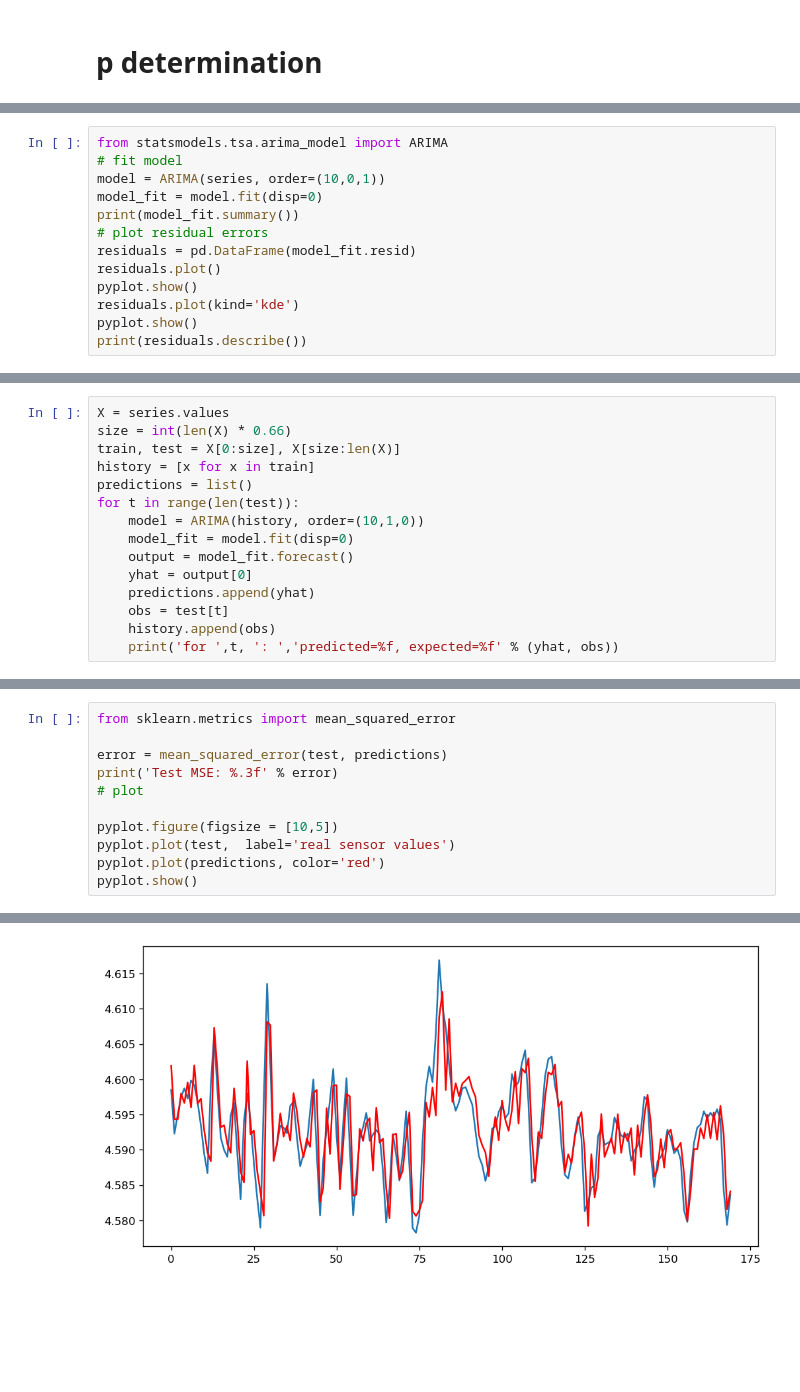
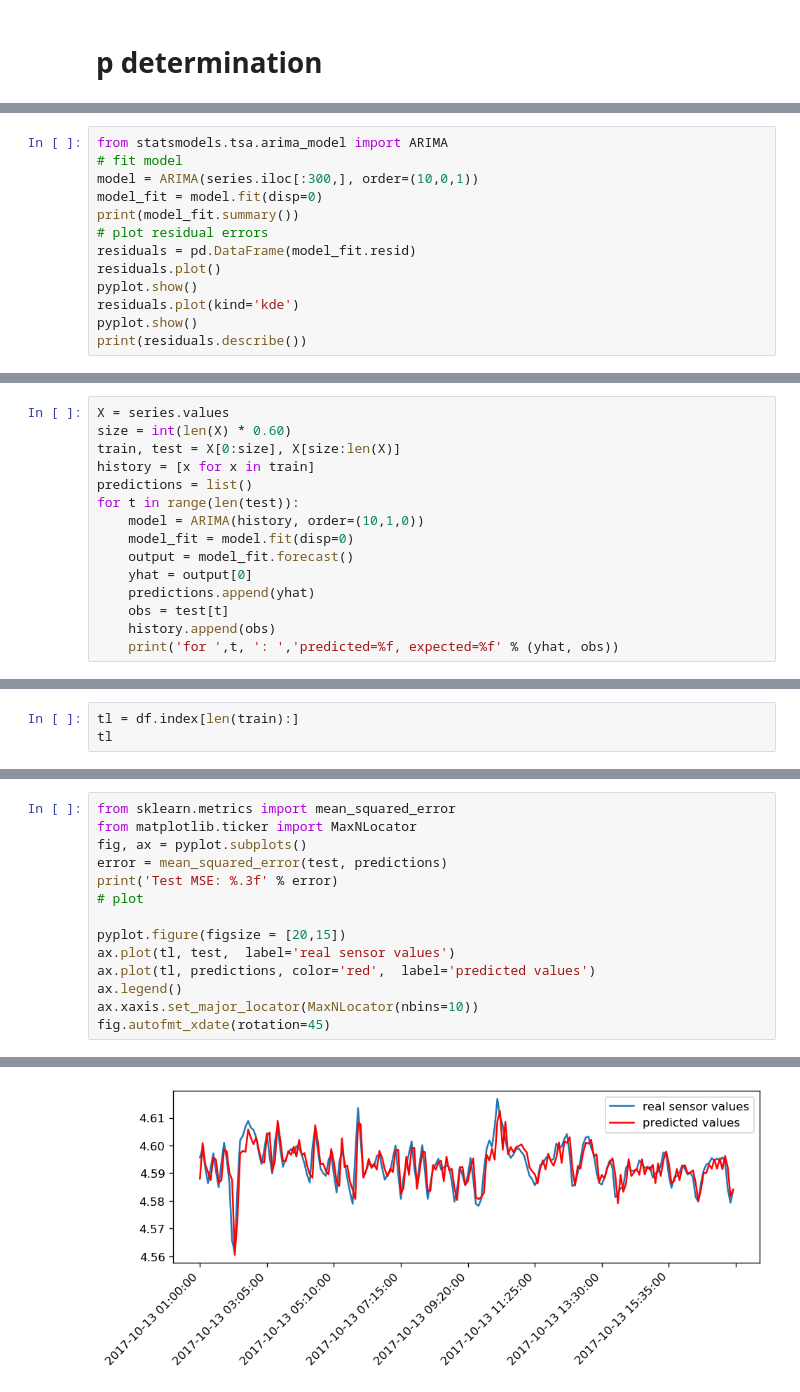
Before and after one commit to Sumit-ai/Time-series-ARIMA-model, a Jupyter notebook: Time series using ARIMA model .ipynb, the cells around one changed output, grey strips where cells are left out. Drawn from its saved outputs; the diff is of its cells as text; blank space fills up the shorter version.

```diff
--- a/Time series using ARIMA model .ipynb
+++ b/Time series using ARIMA model .ipynb
@@ -99,7 +99,7 @@ pyplot.show()
 # %%
 from statsmodels.tsa.arima_model import ARIMA
 # fit model
-model = ARIMA(series, order=(10,0,1))
+model = ARIMA(series.iloc[:300,], order=(10,0,1))
 model_fit = model.fit(disp=0)
 print(model_fit.summary())
 # plot residual errors
@@ -141,6 +141,6 @@ max      0.014668
 # %%
 X = series.values
-size = int(len(X) * 0.66)
+size = int(len(X) * 0.60)
 train, test = X[0:size], X[size:len(X)]
 history = [x for x in train]
 predictions = list()
@@ -173,0 +174,3 @@ for  169 :  predicted=4.584137, expected=4.583659
+# %%
+tl = df.index[len(train):]
+tl
@@ -174,14 +188,17 @@ for  169 :  predicted=4.584137, expected=4.583659
 # %%
 from sklearn.metrics import mean_squared_error
-
+from matplotlib.ticker import MaxNLocator
+fig, ax = pyplot.subplots()
 error = mean_squared_error(test, predictions)
 print('Test MSE: %.3f' % error)
 # plot
 
-pyplot.figure(figsize = [10,5])
-pyplot.plot(test,  label='real sensor values')
-pyplot.plot(predictions, color='red')
-pyplot.show()
+pyplot.figure(figsize = [20,15])
+ax.plot(tl, test,  label='real sensor values')
+ax.plot(tl, predictions, color='red',  label='predicted values')
+ax.legend()
+ax.xaxis.set_major_locator(MaxNLocator(nbins=10))
+fig.autofmt_xdate(rotation=45)
 # %% [output]
 Test MSE: 0.000
-[figure, old version]
+[figure, new version]
```
Also changed, not shown: parts of 6 cells of this notebook.
